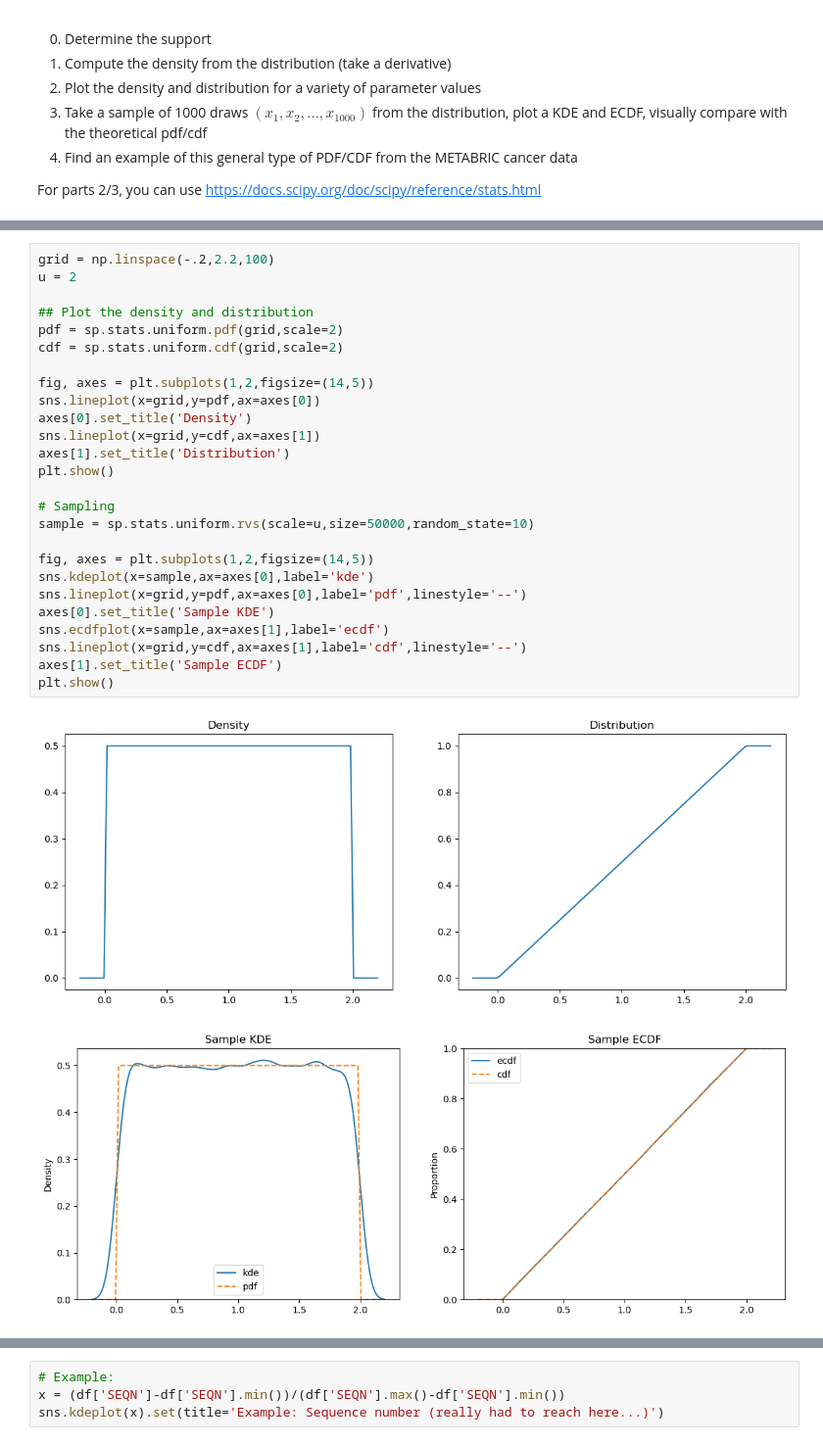
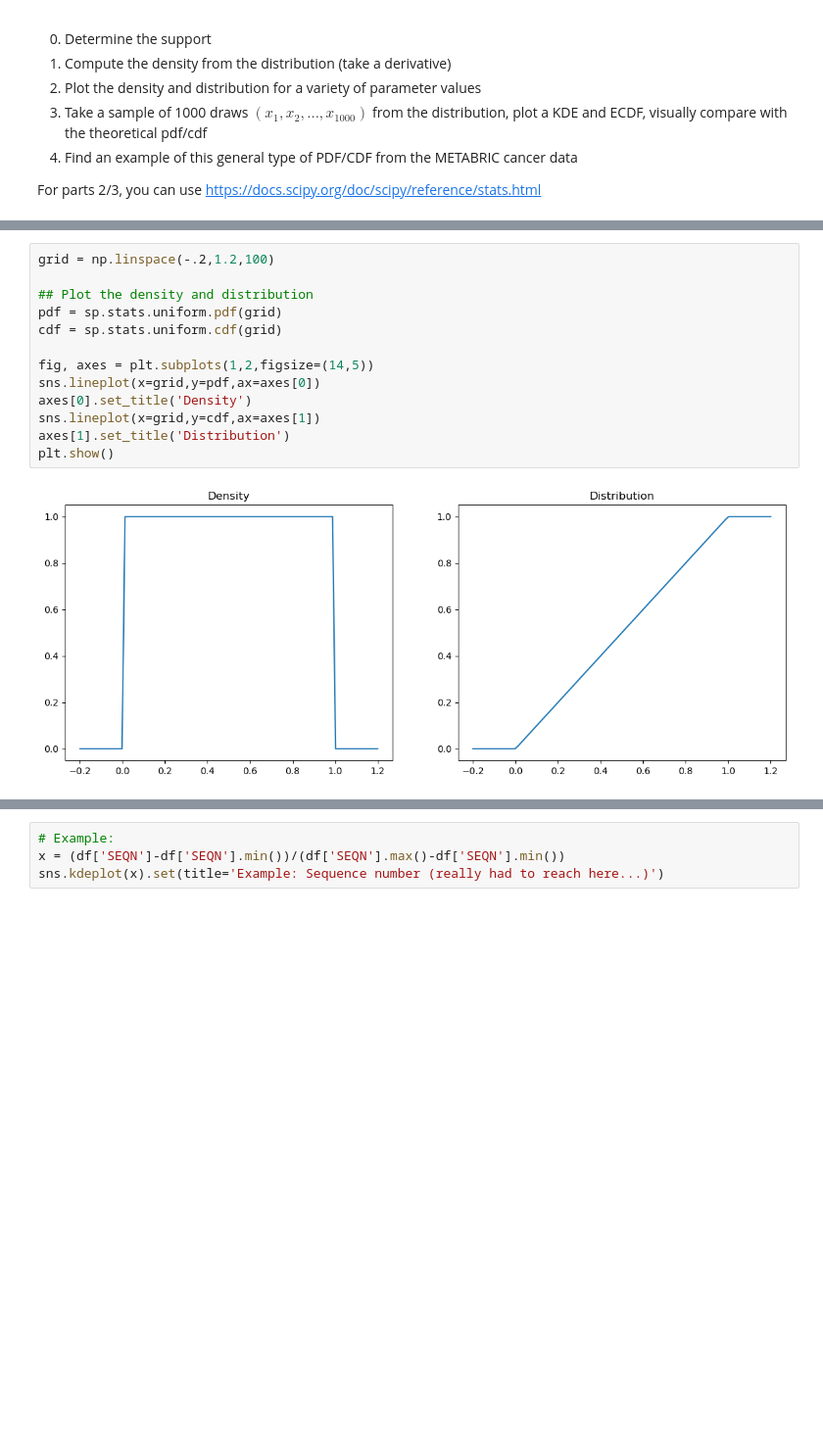
Before and after one commit to Maodougie25/understanding_uncertainty, a Jupyter notebook: 01_probability/01_zoo.ipynb, the cells around one changed output, grey strips where cells are left out. Shown: that part at 98% size. Saved outputs shown, nothing was run; the diff lists cells and outputs as text; blank space fills up the shorter version.

```diff
--- a/01_probability/01_zoo.ipynb
+++ b/01_probability/01_zoo.ipynb
@@ -58,31 +60,17 @@ f(x;u) = \begin{cases}
 \end{cases}
 $$
 # %%
-grid = np.linspace(-.2,2.2,100)
-u = 2
+grid = np.linspace(-.2,1.2,100)
 
 ## Plot the density and distribution
-pdf = sp.stats.uniform.pdf(grid,scale=2)
-cdf = sp.stats.uniform.cdf(grid,scale=2)
+pdf = sp.stats.uniform.pdf(grid)
+cdf = sp.stats.uniform.cdf(grid)
 
 fig, axes = plt.subplots(1,2,figsize=(14,5))
 sns.lineplot(x=grid,y=pdf,ax=axes[0])
 axes[0].set_title('Density')
 sns.lineplot(x=grid,y=cdf,ax=axes[1])
 axes[1].set_title('Distribution')
 plt.show()
-
-# Sampling
-sample = sp.stats.uniform.rvs(scale=u,size=50000,random_state=10)
-
-fig, axes = plt.subplots(1,2,figsize=(14,5))
-sns.kdeplot(x=sample,ax=axes[0],label='kde')
-sns.lineplot(x=grid,y=pdf,ax=axes[0],label='pdf',linestyle='--')
-axes[0].set_title('Sample KDE')
-sns.ecdfplot(x=sample,ax=axes[1],label='ecdf')
-sns.lineplot(x=grid,y=cdf,ax=axes[1],label='cdf',linestyle='--')
-axes[1].set_title('Sample ECDF')
-plt.show()
 # %% [output]
-[figure, old version]
+[figure, new version]
-[figure, removed]
```
Also changed, not shown: parts of 24 cells of this notebook, 1 other file.
